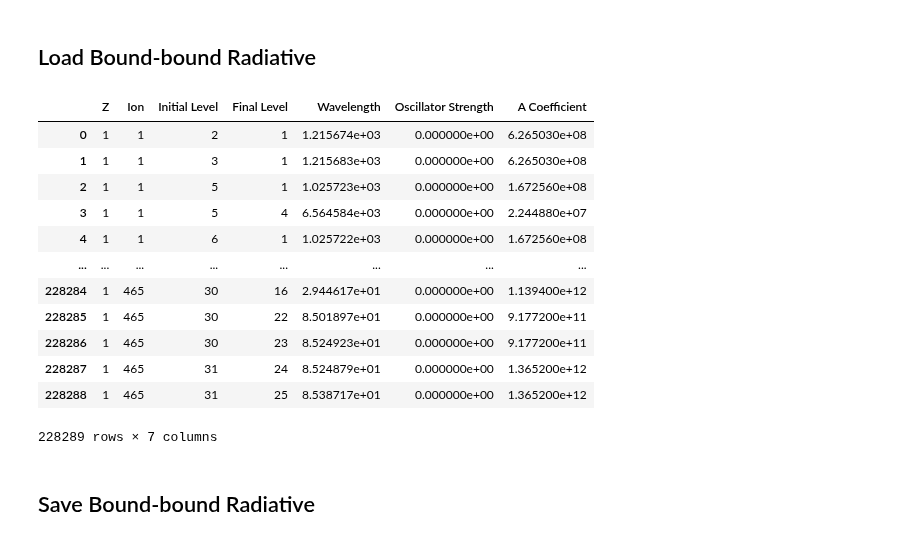
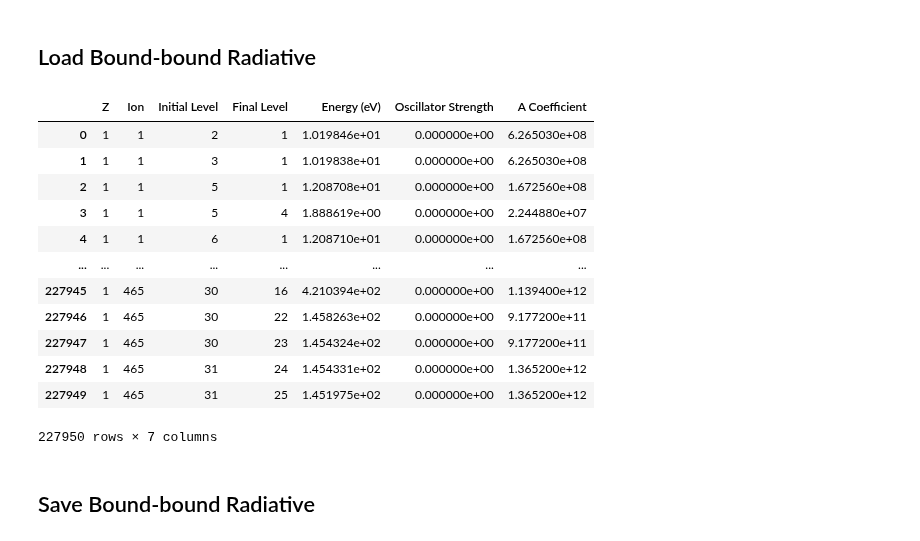
Before and after one commit to AtsushiTanimoto/AtomicDatabase, a Jupyter notebook: xstar.ipynb, the cells around one changed output. Drawn from its saved outputs; the diff is of its cells as text; code cells hidden in the pictures.

```diff
--- a/xstar.ipynb
+++ b/xstar.ipynb
@@ -139,39 +139,40 @@ df02
 # %%
 Z             = []
 Ion           = []
 Initial_Level = []
 Final_Level   = []
-Wavelength    = []
+Energy        = []
 Strength      = []
 A_coefficient = []
 
 for n in range(390628):
     if Pointer[10*n+1]==50:
-        Z             += [Integer[Pointer[10*n+8]+1]]
-        Ion           += [Integer[Pointer[10*n+8]+2]]
-        Initial_Level += [Integer[Pointer[10*n+8]+0]]
-        Final_Level   += [Integer[Pointer[10*n+8]-1]]
-        Wavelength    += ["{0:.6e}".format(Real[Pointer[10*n+7]-1])]
-        Strength      += ["{0:.6e}".format(Real[Pointer[10*n+7]+0])]
-        A_coefficient += ["{0:.6e}".format(Real[Pointer[10*n+7]+1])]
+        if Real[Pointer[10*n+7]-1]!=0:
+            Z             += [Integer[Pointer[10*n+8]+1]]
+            Ion           += [Integer[Pointer[10*n+8]+2]]
+            Initial_Level += [Integer[Pointer[10*n+8]+0]]
+            Final_Level   += [Integer[Pointer[10*n+8]-1]]
+            Energy        += ["{0:.6e}".format(12398/Real[Pointer[10*n+7]-1])]
+            Strength      += ["{0:.6e}".format(      Real[Pointer[10*n+7]+0])]
+            A_coefficient += ["{0:.6e}".format(      Real[Pointer[10*n+7]+1])]
 
-df03 = DataFrame(data={"Z":Z, "Ion":Ion, "Initial Level":Initial_Level, "Final Level":Final_Level, "Wavelength":Wavelength, "Oscillator Strength":Strength, "A Coefficient":A_coefficient})
+df03 = DataFrame(data={"Z":Z, "Ion":Ion, "Initial Level":Initial_Level, "Final Level":Final_Level, "Energy (eV)":Energy, "Oscillator Strength":Strength, "A Coefficient":A_coefficient})
 df03 = df03.sort_values(["Ion","Initial Level","Final Level"]).reset_index().drop(columns="index")
 df03
 # %% [output]
-|  | Z | Ion | Initial Level | Final Level | Wavelength | Oscillator Strength | A Coefficient |
-| 0 | 1 | 1 | 2 | 1 | 1.215674e+03 | 0.000000e+00 | 6.265030e+08 |
-| 1 | 1 | 1 | 3 | 1 | 1.215683e+03 | 0.000000e+00 | 6.265030e+08 |
-| 2 | 1 | 1 | 5 | 1 | 1.025723e+03 | 0.000000e+00 | 1.672560e+08 |
-| 3 | 1 | 1 | 5 | 4 | 6.564584e+03 | 0.000000e+00 | 2.244880e+07 |
-| 4 | 1 | 1 | 6 | 1 | 1.025722e+03 | 0.000000e+00 | 1.672560e+08 |
+|  | Z | Ion | Initial Level | Final Level | Energy (eV) | Oscillator Strength | A Coefficient |
+| 0 | 1 | 1 | 2 | 1 | 1.019846e+01 | 0.000000e+00 | 6.265030e+08 |
+| 1 | 1 | 1 | 3 | 1 | 1.019838e+01 | 0.000000e+00 | 6.265030e+08 |
+| 2 | 1 | 1 | 5 | 1 | 1.208708e+01 | 0.000000e+00 | 1.672560e+08 |
+| 3 | 1 | 1 | 5 | 4 | 1.888619e+00 | 0.000000e+00 | 2.244880e+07 |
+| 4 | 1 | 1 | 6 | 1 | 1.208710e+01 | 0.000000e+00 | 1.672560e+08 |
 | ... | ... | ... | ... | ... | ... | ... | ... |
-| 228284 | 1 | 465 | 30 | 16 | 2.944617e+01 | 0.000000e+00 | 1.139400e+12 |
-| 228285 | 1 | 465 | 30 | 22 | 8.501897e+01 | 0.000000e+00 | 9.177200e+11 |
-| 228286 | 1 | 465 | 30 | 23 | 8.524923e+01 | 0.000000e+00 | 9.177200e+11 |
-| 228287 | 1 | 465 | 31 | 24 | 8.524879e+01 | 0.000000e+00 | 1.365200e+12 |
-| 228288 | 1 | 465 | 31 | 25 | 8.538717e+01 | 0.000000e+00 | 1.365200e+12 |
+| 227945 | 1 | 465 | 30 | 16 | 4.210394e+02 | 0.000000e+00 | 1.139400e+12 |
+| 227946 | 1 | 465 | 30 | 22 | 1.458263e+02 | 0.000000e+00 | 9.177200e+11 |
+| 227947 | 1 | 465 | 30 | 23 | 1.454324e+02 | 0.000000e+00 | 9.177200e+11 |
+| 227948 | 1 | 465 | 31 | 24 | 1.454331e+02 | 0.000000e+00 | 1.365200e+12 |
+| 227949 | 1 | 465 | 31 | 25 | 1.451975e+02 | 0.000000e+00 | 1.365200e+12 |
-228289 rows × 7 columns
+227950 rows × 7 columns
 # %% [markdown]
 ## Save Bound-bound Radiative
 # %%
```
